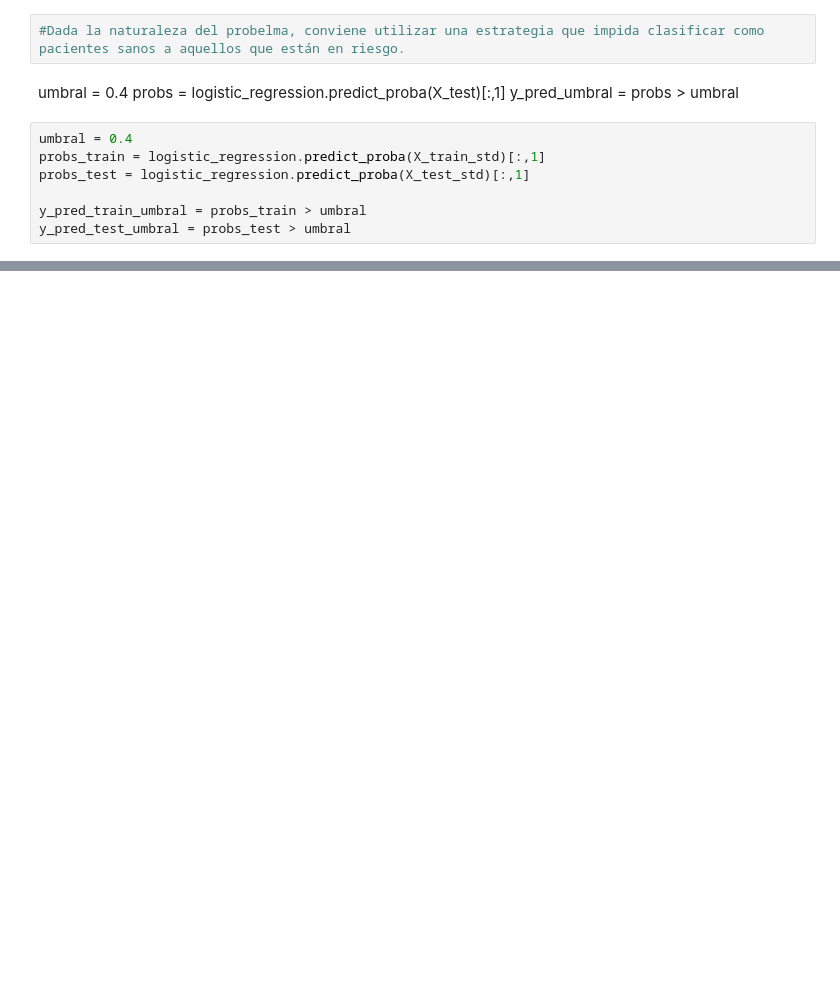
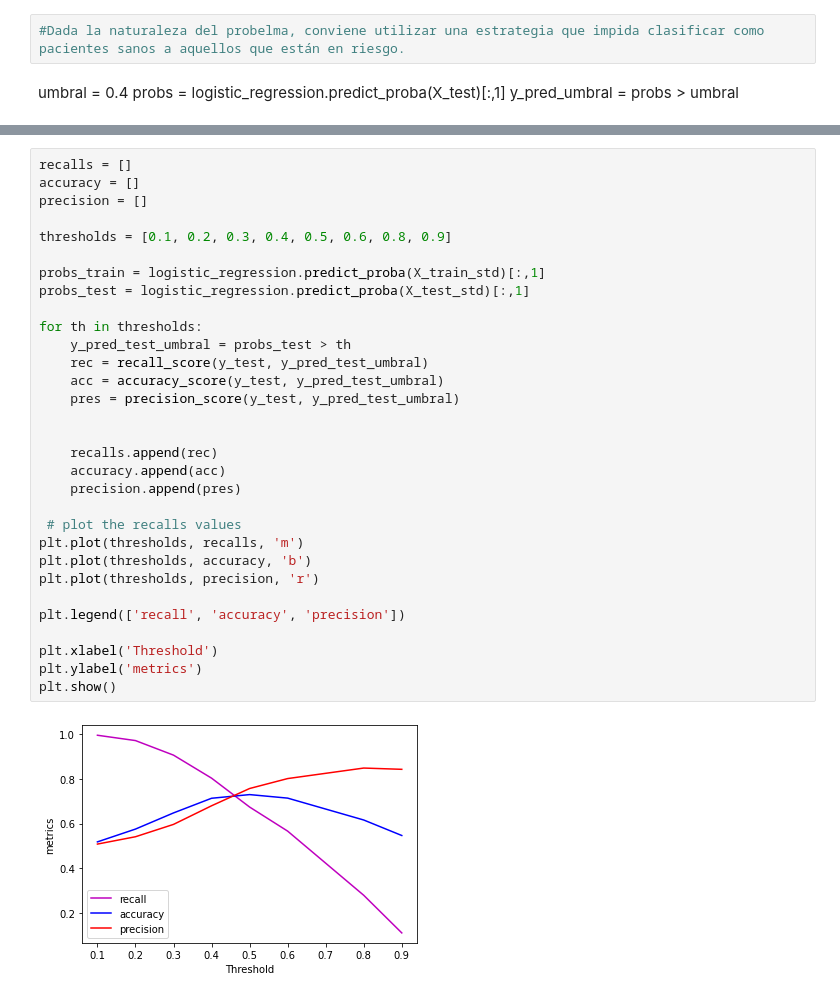
Before and after one commit to javisrv/Cardiovascular_event_prediction, a Jupyter notebook: scripts/RL.ipynb, the cells around one changed output, grey strips where cells are left out. Drawn from its saved outputs; the diff is of its cells as text; blank space fills up the shorter version.

```diff
--- a/scripts/RL.ipynb
+++ b/scripts/RL.ipynb
@@ -214,10 +236,3 @@ MSE:  0.27
 umbral = 0.4
 probs = logistic_regression.predict_proba(X_test)[:,1]
 y_pred_umbral = probs > umbral
-# %%
-umbral = 0.4
-probs_train = logistic_regression.predict_proba(X_train_std)[:,1]
-probs_test = logistic_regression.predict_proba(X_test_std)[:,1]
-
-y_pred_train_umbral = probs_train > umbral
-y_pred_test_umbral = probs_test > umbral
@@ -227,0 +239,33 @@ accuracy_score(y_test, y_pred_test_umbral)
+# %%
+recalls = []
+accuracy = []
+precision = []
+
+thresholds = [0.1, 0.2, 0.3, 0.4, 0.5, 0.6, 0.8, 0.9]
+
+probs_train = logistic_regression.predict_proba(X_train_std)[:,1]
+probs_test = logistic_regression.predict_proba(X_test_std)[:,1]
+
+for th in thresholds:
+    y_pred_test_umbral = probs_test > th
+    rec = recall_score(y_test, y_pred_test_umbral)
+    acc = accuracy_score(y_test, y_pred_test_umbral)
+    pres = precision_score(y_test, y_pred_test_umbral)
+
+
+    recalls.append(rec)
+    accuracy.append(acc)
+    precision.append(pres)
+
+ # plot the recalls values
+plt.plot(thresholds, recalls, 'm')
+plt.plot(thresholds, accuracy, 'b')
+plt.plot(thresholds, precision, 'r')
+
+plt.legend(['recall', 'accuracy', 'precision'])
+
+plt.xlabel('Threshold')
+plt.ylabel('metrics')
+plt.show()
+# %% [output]
+[figure, added]
```
Also changed, not shown: parts of 14 cells of this notebook.
